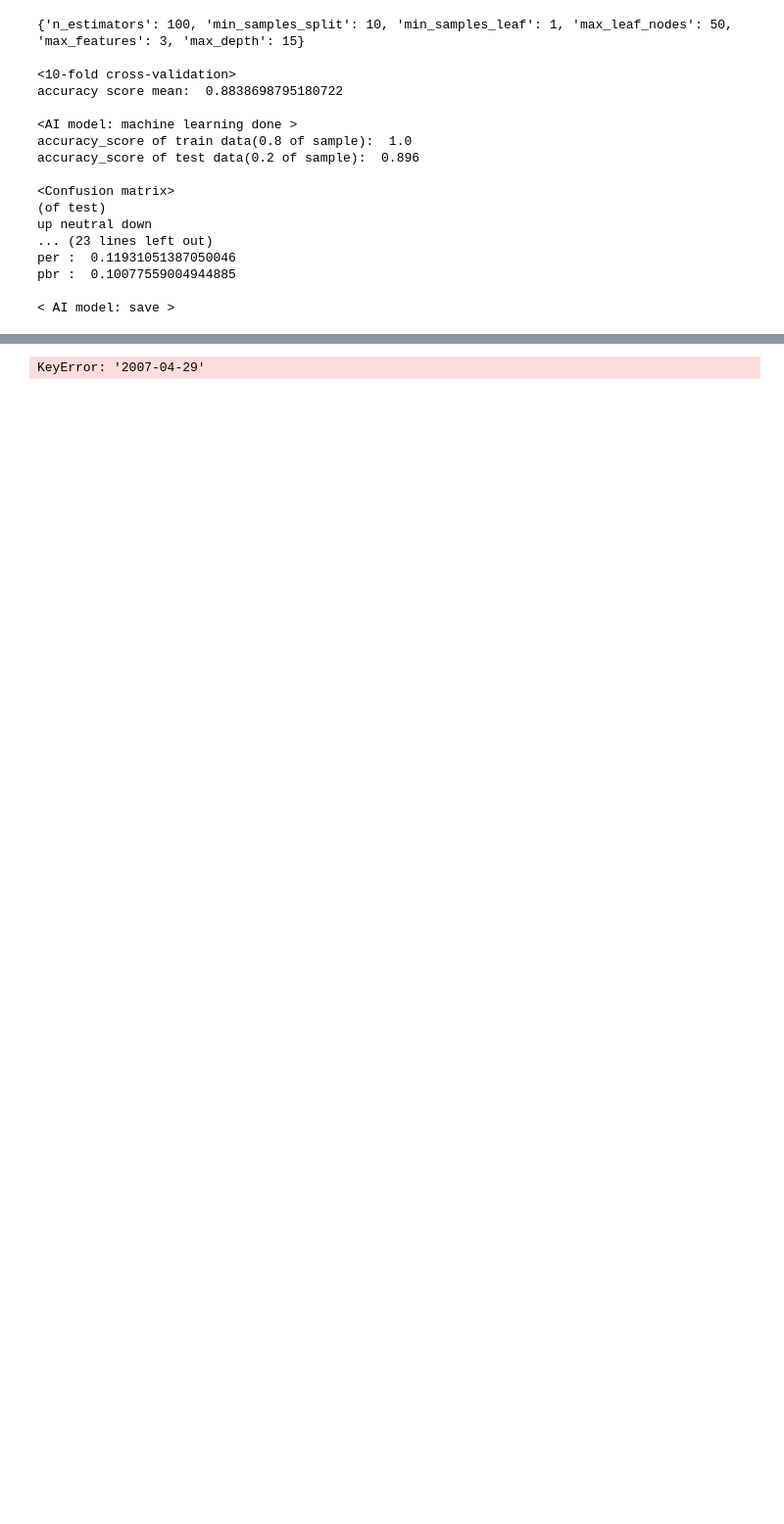
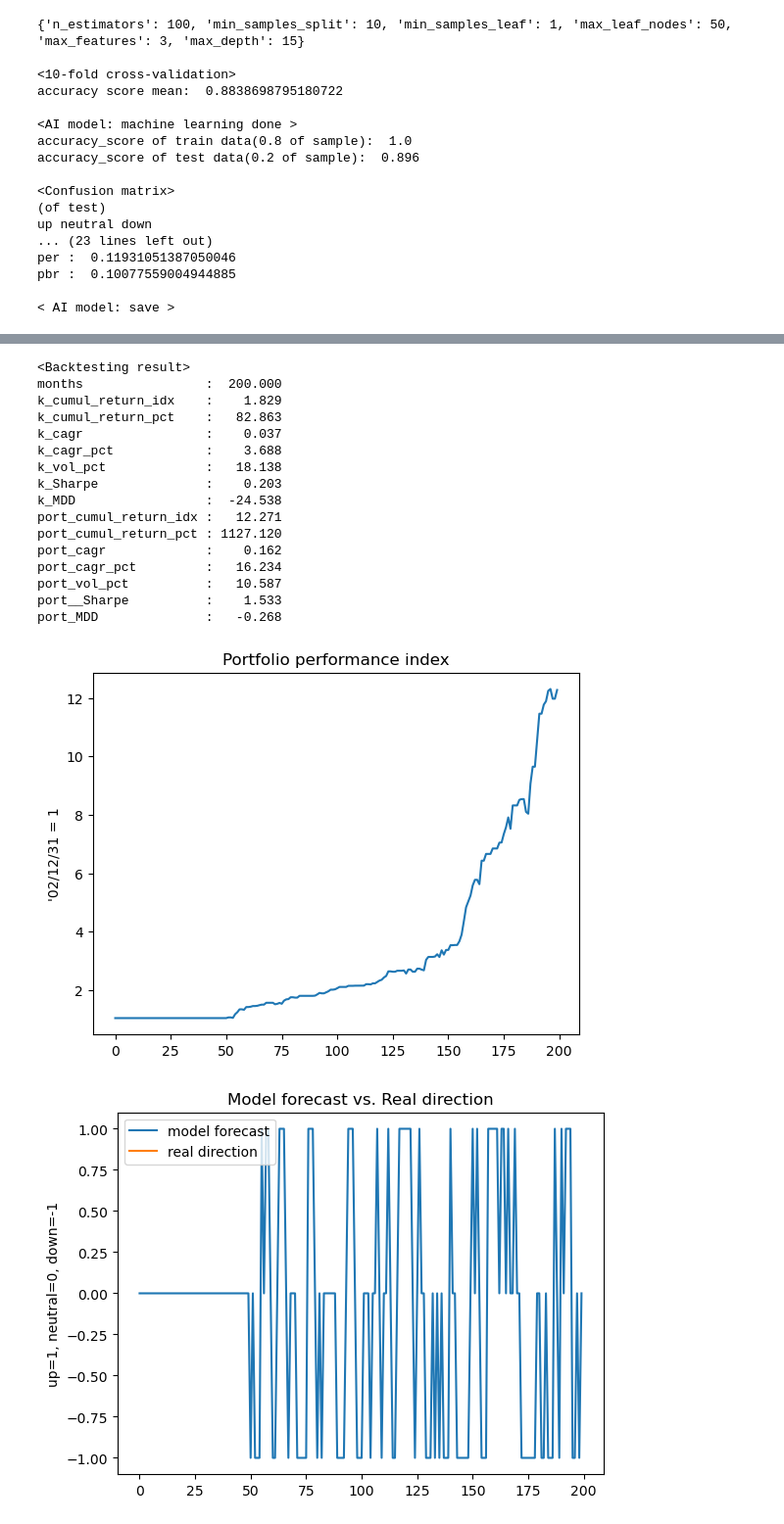
Before and after one commit to Il1Il1IllI1I/Hackathon_Finance, a Jupyter notebook: run.ipynb, the cells around one changed output, grey strips where cells are left out. Shown at 98% size. Cells and saved outputs as stored; diff of their text form; code cells hidden in the pictures; blank space fills up the shorter version.

```diff
--- a/run.ipynb
+++ b/run.ipynb
@@ -174,7 +174,7 @@ rnd_clf = joblib.load("forecast_model.pkl")
 print("\n< AI model: load >")
 
 # 2. new daily raw data 가져오기
-model_data = pd.read_csv("3.csv")
+model_data = pd.read_csv("correct_datasets.csv")
 
 # 'forward_stage' 컬럼을 숫자로 변환합니다.
 categories = model_data['forward_stage'].astype('category')
@@ -263,15 +297,14 @@ kdata = pd.read_csv("investing.csv")
 # 2. AI모델로 예측한 예측정보를 가져오기
 # 기존 AI모델 학습 프로세스에서 만들어낸 y_pred 데이터를 조회함.
 # 매월말에 예측했던 투자의견을 가져옴. 단, 실제 투자를 위해서, 월말하루전영업일 기준 자료를 가져옴
-# kdata['stage']=''
-kdata['stage'] = y_pred #말일자 아님
+kdata['stage'] = ''  # Initialize the 'stage' column with empty strings
 for index in kdata.index:
- kdata.loc[index,'stage']=y_pred[kdata.loc[index,'before_last']]
-# 3. 전월말 투자의견 열 생성
-kdata['pre_stage']= kdata['stage'].shift(1)
-kdata['port_return']=0
+    # Get the value from 'y_pred' if the key exists, otherwise use 'neutral' as a default value
+    kdata.loc[index,'stage'] = y_pred.get(kdata.loc[index,'before_last'], 'neutral')
+
+# Continue with the rest of your code
+kdata['pre_stage'] = kdata['stage'].shift(1)
+kdata['port_return'] = 0
-# %% [output]
-KeyError: '2007-04-29'
 # %%
 
 # 4. 전략 수익률 생성
@@ -287,7 +320,7 @@ kdata['port_cumul']=(1+kdata['port_return']).cumprod()
 # 5. 백테스팅 결과 기록(CAGR, 변동성, Sharpe ratio, MDD)
 my_back = {'months':len(kdata)}
 
-my_back['k_cumul_return_idx']=kdata['kospi_cumul'][-1]
+my_back['k_cumul_return_idx'] = kdata['kospi_cumul'].iloc[-1]
 my_back['k_cumul_return_pct']=(my_back['k_cumul_return_idx']-1)*100
 my_back['k_cagr']=(my_back['k_cumul_return_idx']**(12/my_back['months']))-1
 my_back['k_cagr_pct']=my_back['k_cagr']*100
@@ -295,36 +328,55 @@ my_back['k_vol_pct']=np.std(kdata['m_return'])*np.sqrt(12)*100
 my_back['k_Sharpe']=my_back['k_cagr_pct']/my_back['k_vol_pct']
 my_back['k_MDD']=MDD(kdata['kospi_cumul'])*100
 
-my_back['port_cumul_return_idx']=kdata['port_cumul'][-1]
+my_back['port_cumul_return_idx'] = kdata['port_cumul'].iloc[-1]
 my_back['port_cumul_return_pct']=(my_back['port_cumul_return_idx']-1)*100
 my_back['port_cagr']=(my_back['port_cumul_return_idx']**(12/my_back['months']))-1
 my_back['port_cagr_pct']=my_back['port_cagr']*100
 my_back['port_vol_pct']=np.std(kdata['port_return'])*np.sqrt(12)*100
 my_back['port__Sharpe']=my_back['port_cagr_pct']/my_back['port_vol_pct']
 my_back['port_MDD']=MDD(kdata['port_cumul'])*100
 
 # 6. 백테스팅 결과 출력하기
 print("<Backtesting result>")
 for key, value in my_back.items():
  print("{:22}: {:>8.3f}".format(key, value))
 
 # 포트폴리오 누적수익률 그래프
 kdata['port_cumul'].plot()
 plt.title('Portfolio performance index')
 plt.ylabel('\'02/12/31 = 1')
 plt.show()
 
 # 7. 월말 모델전망치와 실제결과치 출력
 # 월말 실제결과치 입력
 for index in kdata.index:
-
- kdata.loc[index,'real_stage']=y[kdata.loc[index,'before_last']]
+    # Use .get method with a default value to avoid KeyError
+    kdata.loc[index, 'real_stage'] = y.get(kdata.loc[index, 'before_last'], 'default_value')
 # 사후방향성 클래스를 수치로 변환
 kdata['stage_num']=convert_num(kdata['stage'])
 kdata['real_stage_num']=convert_num(kdata['real_stage'])
 
 # 전망치와 결과치의 그래프 출력
 kdata.plot(y=['stage_num', 'real_stage_num'], label=['model forecast','real direction'])
 plt.title('Model forecast vs. Real direction')
 plt.ylabel('up=1, neutral=0, down=-1')
 plt.show()
+# %% [output]
+<Backtesting result>
+months                :  200.000
+k_cumul_return_idx    :    1.829
+k_cumul_return_pct    :   82.863
+k_cagr                :    0.037
+k_cagr_pct            :    3.688
+k_vol_pct             :   18.138
+k_Sharpe              :    0.203
+k_MDD                 :  -24.538
+port_cumul_return_idx :   12.271
+port_cumul_return_pct : 1127.120
+port_cagr             :    0.162
+port_cagr_pct         :   16.234
+port_vol_pct          :   10.587
+port__Sharpe          :    1.533
+port_MDD              :   -0.268
+[figure, added]
+[figure, added]
```
Also changed, not shown: parts of 3 cells of this notebook.
